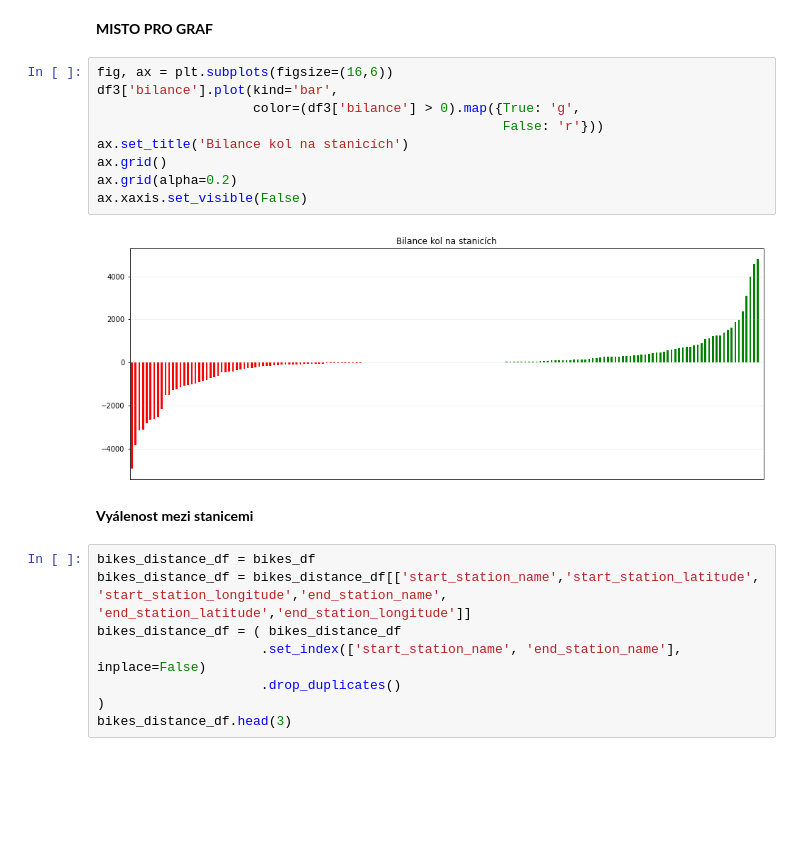
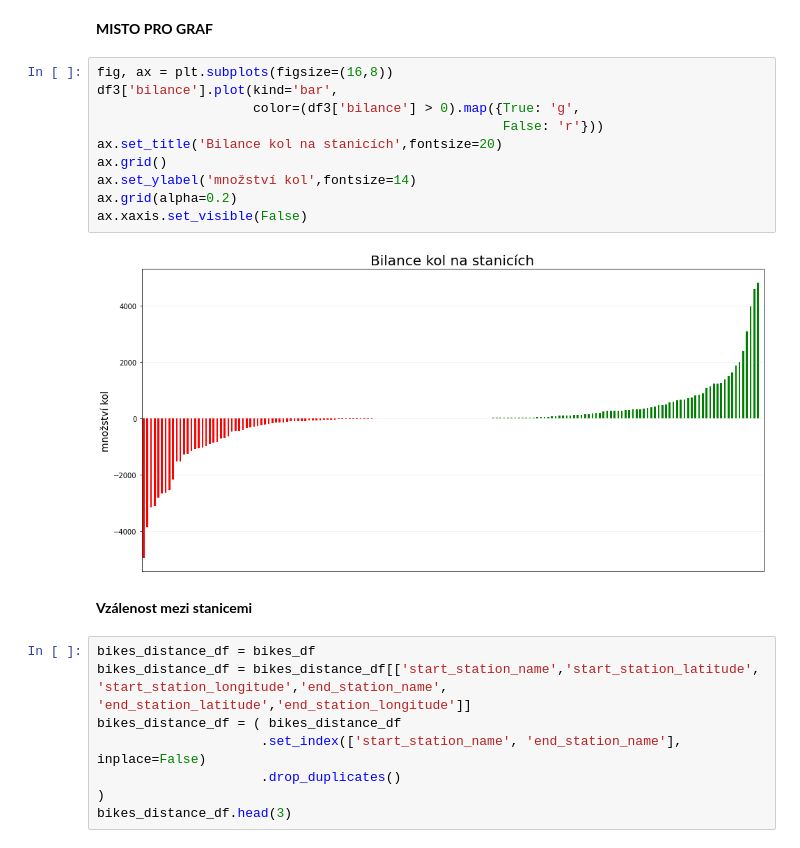
Before and after one commit to Aldarion96/Engeto_Python_project, a Jupyter notebook: Python_projekt.ipynb, the cells around one changed output. Saved outputs shown, nothing was run; the diff lists cells and outputs as text; blank space fills up the shorter version.

```diff
--- a/Python_projekt.ipynb
+++ b/Python_projekt.ipynb
@@ -168,18 +159,19 @@ df3.iloc[np.r_[0:5, -5:0]]
 # %% [markdown]
 **MISTO PRO GRAF**
 # %%
-fig, ax = plt.subplots(figsize=(16,6))
+fig, ax = plt.subplots(figsize=(16,8))
 df3['bilance'].plot(kind='bar',
                     color=(df3['bilance'] > 0).map({True: 'g',
                                                     False: 'r'}))
-ax.set_title('Bilance kol na stanicích')
+ax.set_title('Bilance kol na stanicích',fontsize=20)
 ax.grid()
+ax.set_ylabel('množství kol',fontsize=14)
 ax.grid(alpha=0.2)
 ax.xaxis.set_visible(False)
 # %% [output]
-[figure, old version]
+[figure, new version]
 # %% [markdown]
-**Vyálenost mezi stanicemi**
+**Vzálenost mezi stanicemi**
 # %%
 bikes_distance_df = bikes_df
 bikes_distance_df = bikes_distance_df[['start_station_name','start_station_latitude', 'start_station_longitude','end_station_name', 'end_station_latitude','end_station_longitude']]
```
Also changed, not shown: parts of 22 cells of this notebook.
